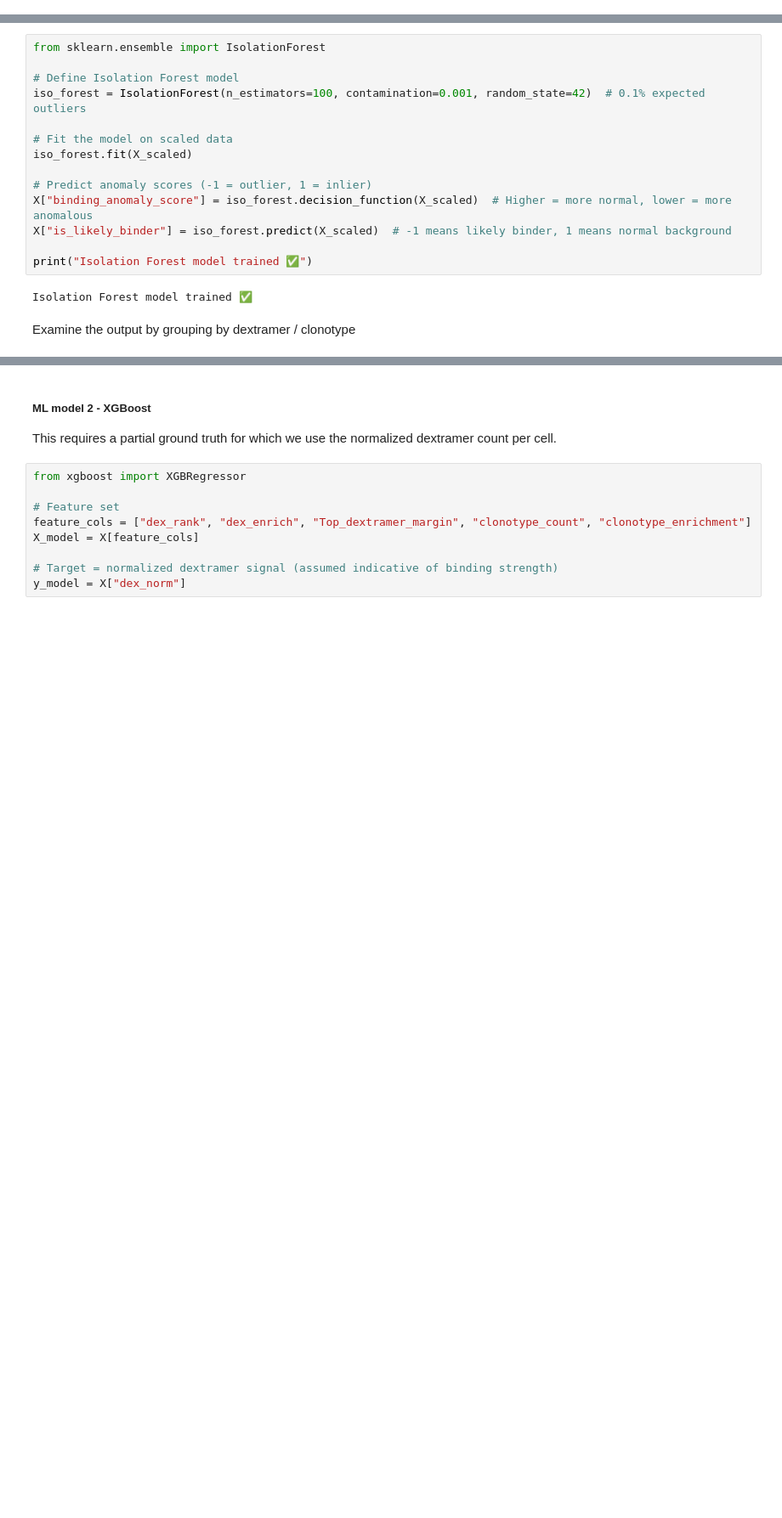
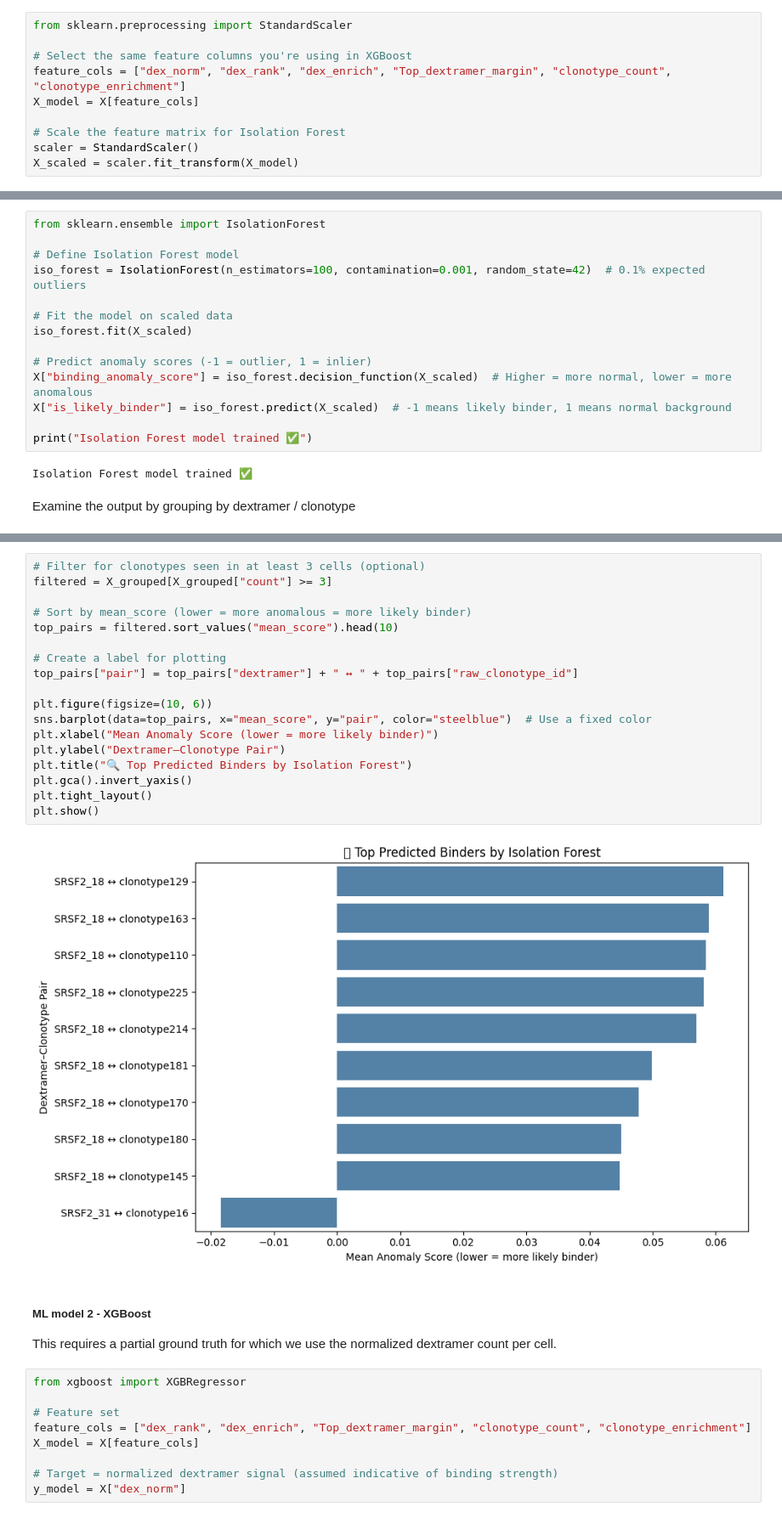
Before and after one commit to ecrosse01/neoantigen_ML, a Jupyter notebook: pipeline_dev.ipynb, the cells around one changed output, grey strips where cells are left out. Shown at 85% size. Cells and saved outputs as stored; diff of their text form; blank space fills up the shorter version.

Commit message:
Pipeline Isolation Forest correction

```diff
--- a/pipeline_dev.ipynb
+++ b/pipeline_dev.ipynb
@@ -668,0 +661,10 @@ First we train the model
+# %%
+from sklearn.preprocessing import StandardScaler
+
+# Select the same feature columns you're using in XGBoost
+feature_cols = ["dex_norm", "dex_rank", "dex_enrich", "Top_dextramer_margin", "clonotype_count", "clonotype_enrichment"]
+X_model = X[feature_cols]
+
+# Scale the feature matrix for Isolation Forest
+scaler = StandardScaler()
+X_scaled = scaler.fit_transform(X_model)
@@ -721,3 +725,23 @@ Top predicted unique neoantigen-TCR binding pairs:
+# %%
+# Filter for clonotypes seen in at least 3 cells (optional)
+filtered = X_grouped[X_grouped["count"] >= 3]
+
+# Sort by mean_score (lower = more anomalous = more likely binder)
+top_pairs = filtered.sort_values("mean_score").head(10)
+
+# Create a label for plotting
+top_pairs["pair"] = top_pairs["dextramer"] + " ↔ " + top_pairs["raw_clonotype_id"]
+
+plt.figure(figsize=(10, 6))
+sns.barplot(data=top_pairs, x="mean_score", y="pair", color="steelblue")  # Use a fixed color
+plt.xlabel("Mean Anomaly Score (lower = more likely binder)")
+plt.ylabel("Dextramer–Clonotype Pair")
+plt.title("🔍 Top Predicted Binders by Isolation Forest")
+plt.gca().invert_yaxis()
+plt.tight_layout()
+plt.show()
+# %% [output]
+[figure, added]
 # %% [markdown]
 ##### ML model 2 - XGBoost
 
```
Also changed, not shown: parts of 13 cells of this notebook.
